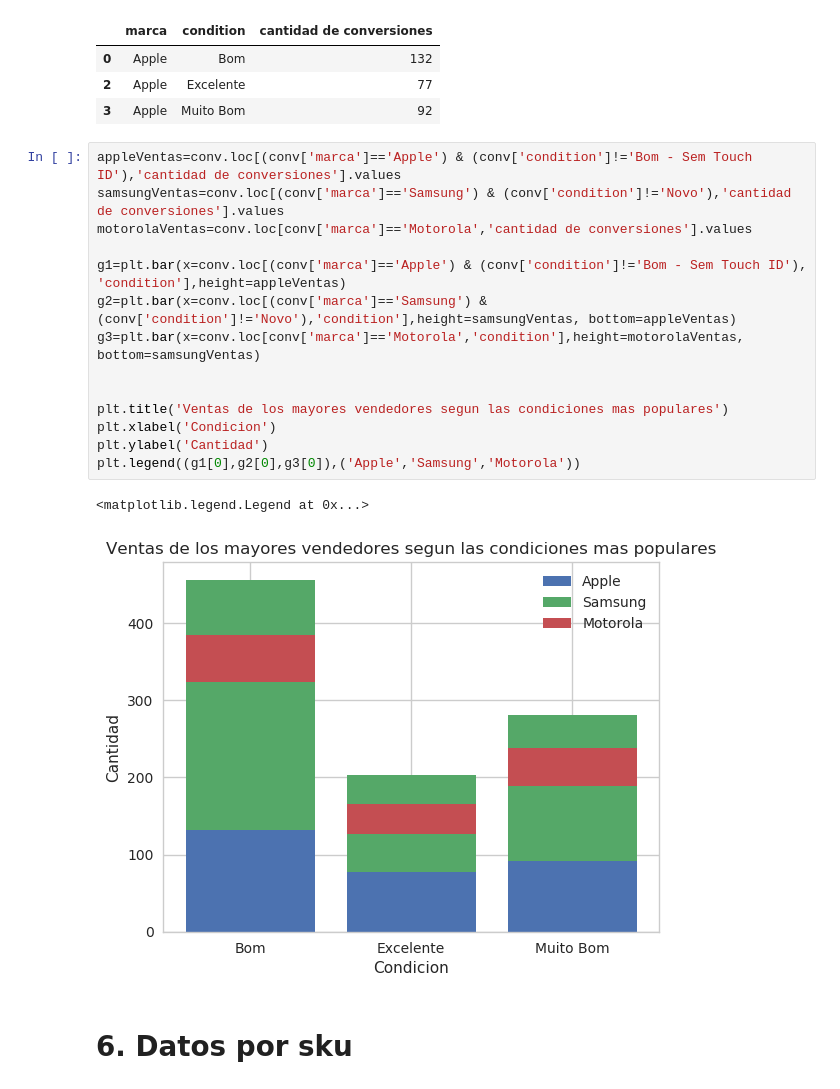
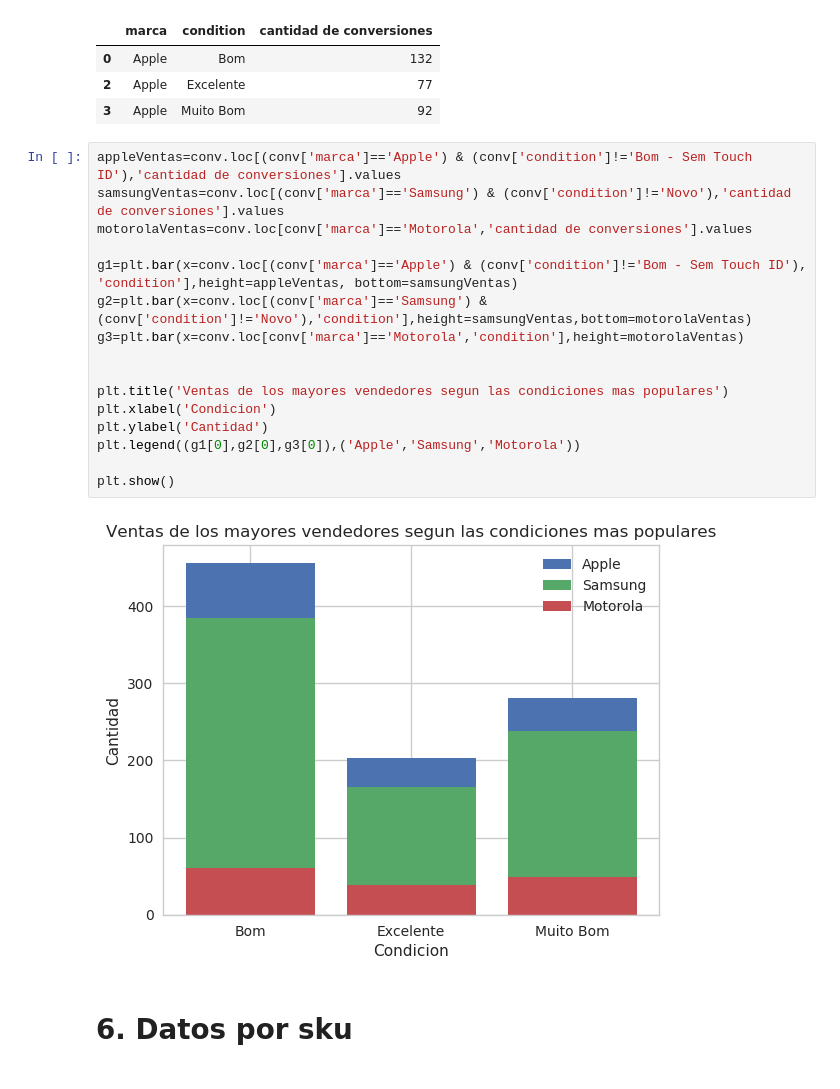
Before and after one commit to EugeniaFranchi/TP-Datos, a Jupyter notebook: TpDatos.ipynb, the cells around one changed output. Cells and saved outputs as stored; diff of their text form.

```diff
--- a/TpDatos.ipynb
+++ b/TpDatos.ipynb
@@ -435,20 +435,21 @@ conv.loc[(conv['marca']=='Apple') & (conv['condition']!='Bom - Sem Touch ID'), :
 # %%
 appleVentas=conv.loc[(conv['marca']=='Apple') & (conv['condition']!='Bom - Sem Touch ID'),'cantidad de conversiones'].values
 samsungVentas=conv.loc[(conv['marca']=='Samsung') & (conv['condition']!='Novo'),'cantidad de conversiones'].values
 motorolaVentas=conv.loc[conv['marca']=='Motorola','cantidad de conversiones'].values
 
-g1=plt.bar(x=conv.loc[(conv['marca']=='Apple') & (conv['condition']!='Bom - Sem Touch ID'), 'condition'],height=appleVentas)
-g2=plt.bar(x=conv.loc[(conv['marca']=='Samsung') & (conv['condition']!='Novo'),'condition'],height=samsungVentas, bottom=appleVentas)
-g3=plt.bar(x=conv.loc[conv['marca']=='Motorola','condition'],height=motorolaVentas, bottom=samsungVentas)
+g1=plt.bar(x=conv.loc[(conv['marca']=='Apple') & (conv['condition']!='Bom - Sem Touch ID'), 'condition'],height=appleVentas, bottom=samsungVentas)
+g2=plt.bar(x=conv.loc[(conv['marca']=='Samsung') & (conv['condition']!='Novo'),'condition'],height=samsungVentas,bottom=motorolaVentas)
+g3=plt.bar(x=conv.loc[conv['marca']=='Motorola','condition'],height=motorolaVentas)
 
 
 plt.title('Ventas de los mayores vendedores segun las condiciones mas populares')
 plt.xlabel('Condicion')
 plt.ylabel('Cantidad')
 plt.legend((g1[0],g2[0],g3[0]),('Apple','Samsung','Motorola'))
+
+plt.show()
 # %% [output]
-<matplotlib.legend.Legend at 0x...>
-[figure, old version]
+[figure, new version]
 # %% [markdown]
 # 6. Datos por sku
 # %%
```
Also changed, not shown: parts of 2 cells of this notebook.
